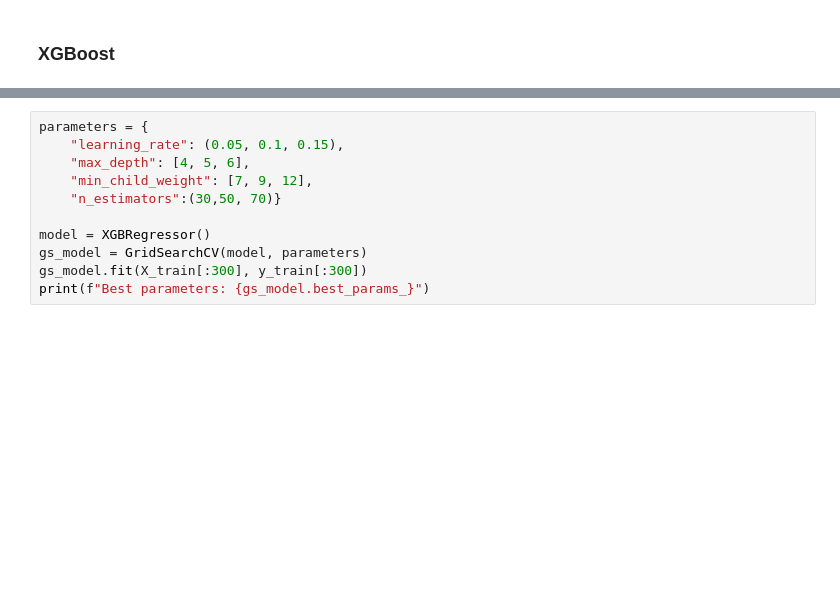
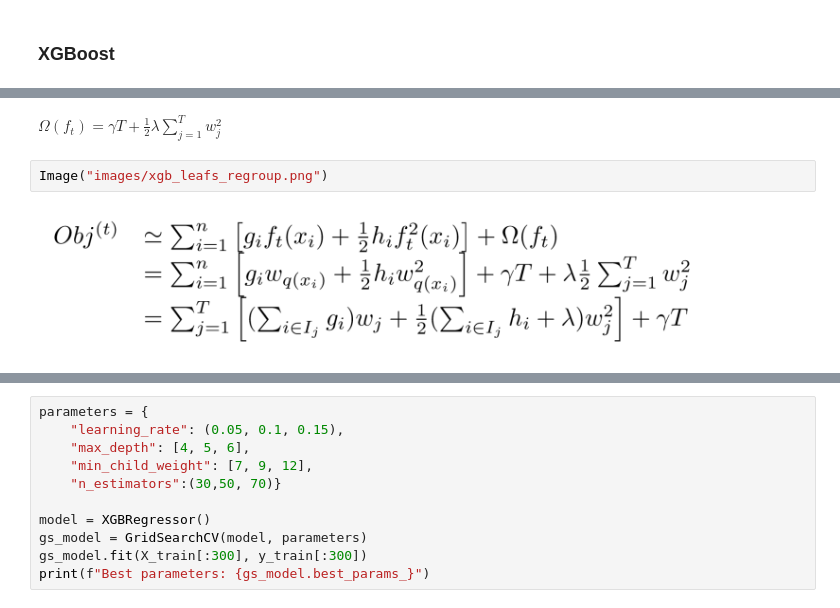
Before and after one commit to Mixail-laboratory/MachineLearning, a Jupyter notebook: Task4.ipynb, the cells around one changed output, grey strips where cells are left out. Drawn from its saved outputs; the diff is of its cells as text; blank space fills up the shorter version.

```diff
--- a/Task4.ipynb
+++ b/Task4.ipynb
@@ -95,0 +145,6 @@ RMSE Error: 0.20707699030367605
+# %% [markdown]
+$\Omega (f_t) = \gamma T + \frac{1}{2}\lambda\sum_{j=1}^{T}w_j^2$
+# %%
+Image("images/xgb_leafs_regroup.png")
+# %% [output]
+[figure, added]
```
Also changed, not shown: parts of 12 cells of this notebook, 6 other files.
